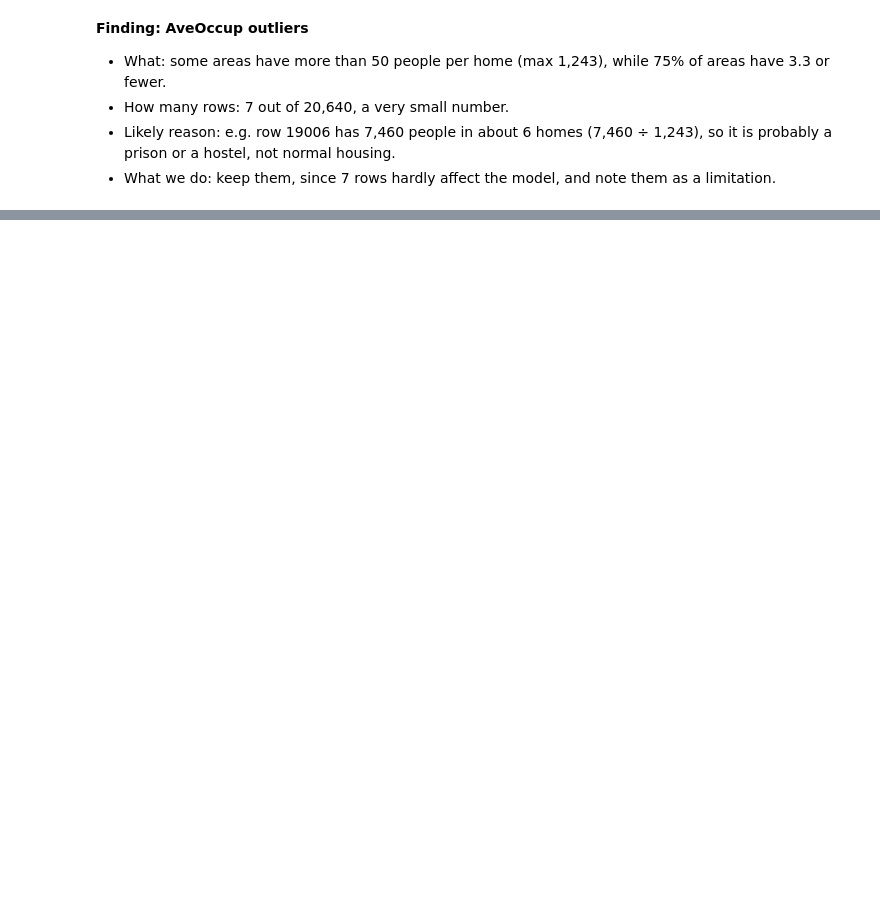
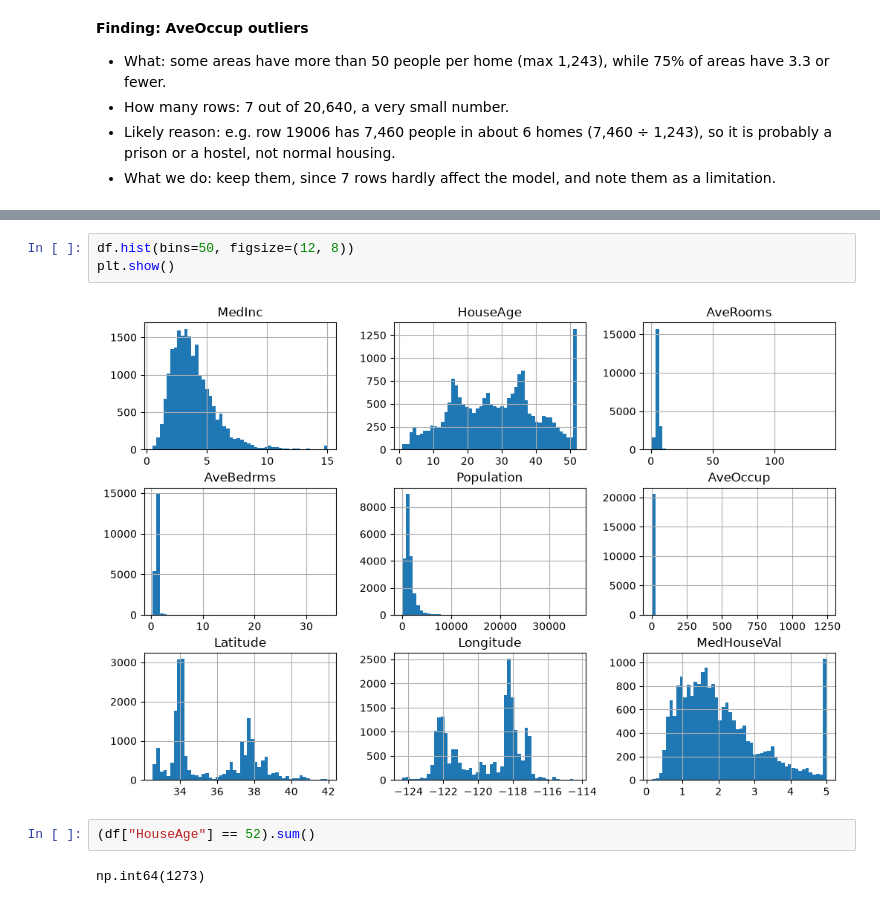
Before and after one commit to bilalsarwar2907/ai-decision-intelligence-platform, a Jupyter notebook: notebooks/01_data_understanding.ipynb, the cells around one changed output, grey strips where cells are left out. Drawn from its saved outputs; the diff is of its cells as text; blank space fills up the shorter version.

Commit message:
Add histograms and HouseAge cap finding

```diff
--- a/notebooks/01_data_understanding.ipynb
+++ b/notebooks/01_data_understanding.ipynb
@@ -169,0 +175,9 @@ df[df["AveOccup"] > 50]
+# %%
+df.hist(bins=50, figsize=(12, 8))
+plt.show()
+# %% [output]
+[figure, added]
+# %%
+(df["HouseAge"] == 52).sum()
+# %% [output]
+np.int64(1273)
```
Also changed, not shown: parts of 2 cells of this notebook.
